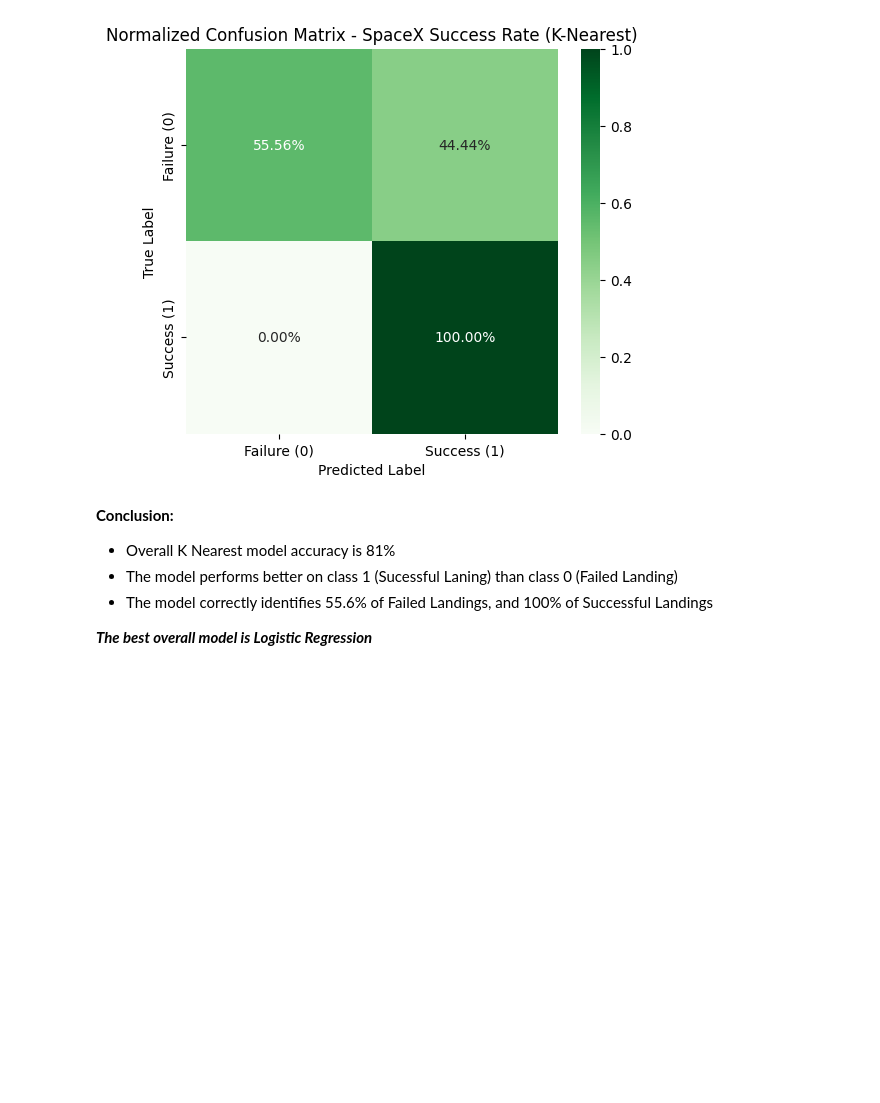
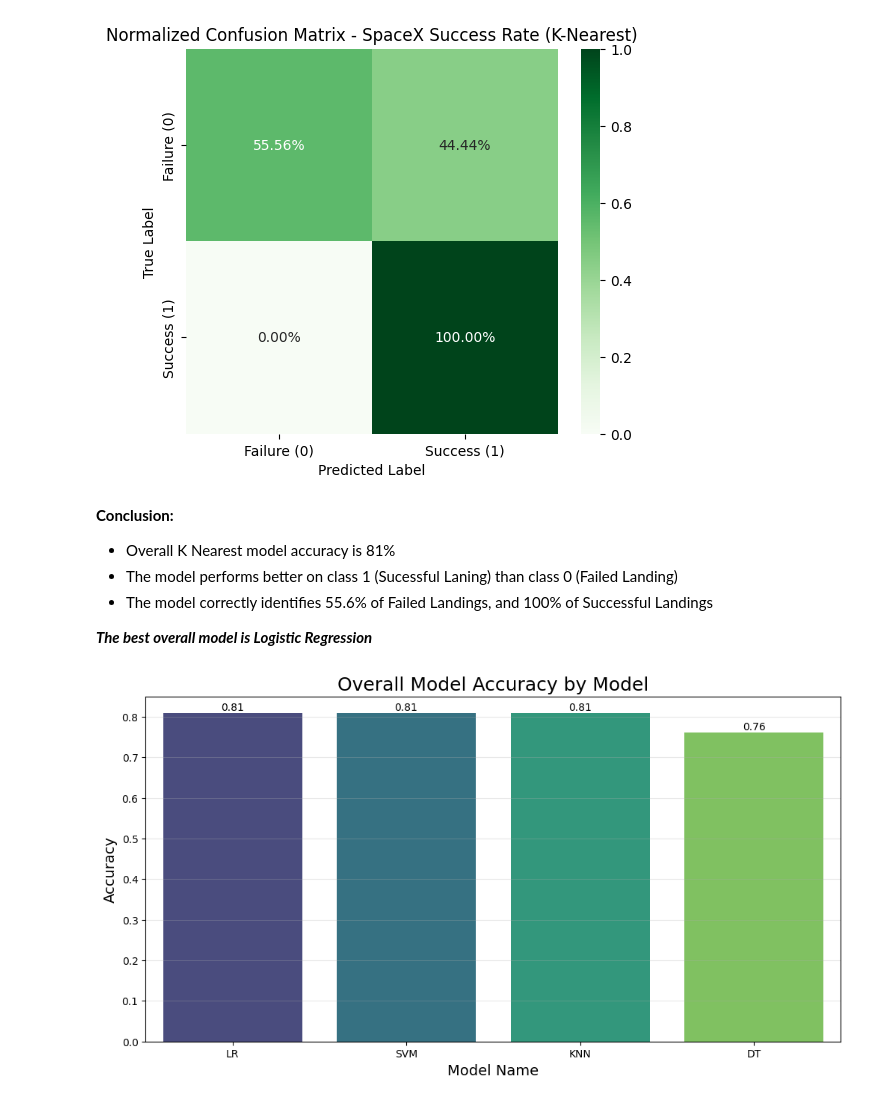
Before and after one commit to vjfrancob/DataScience, a Jupyter notebook: Tech/SpaceX_Launch/SpaceX_Prediction.ipynb, the cells around one changed output. Cells and saved outputs as stored; diff of their text form; code cells hidden in the pictures; blank space fills up the shorter version.

```diff
--- a/Tech/SpaceX_Launch/SpaceX_Prediction.ipynb
+++ b/Tech/SpaceX_Launch/SpaceX_Prediction.ipynb
@@ -1212,6 +1238,8 @@ X_train, X_test, Y_train, Y_test = train_test_split(scaled_X, y, test_size=0.2,
 print(f"Training set shape: {X_train.shape}, Test set shape: {X_test.shape}")
 # %% [output]
 Training set shape: (80, 89), Test set shape: (21, 89)
+# %%
+metrics_dfs = []
 # %% [markdown]
 ## Logistic Regression (LR)
 # %%
@@ -1521,3 +1603,18 @@ print("\n🔹 Classification Report:\n", classification_report(Y_test, yhat))
     accuracy                           0.81        21
    macro avg       0.88      0.78      0.79        21
 weighted avg       0.86      0.81      0.80        21
+# %%
+recall_0 = recall_score(Y_test, yhat, pos_label=0)
+precision_0 = precision_score(Y_test, yhat, pos_label=0)
+recall_1 = recall_score(Y_test, yhat, pos_label=1)
+precision_1 = precision_score(Y_test, yhat, pos_label=1)
+
+metrics_df = pd.DataFrame({'Model':['KNN'],
+                           'Accuracy':[accuracy_score(Y_test, yhat)],
+                           'Precision_0':[precision_0],
+                           'Precision_01':[precision_1],
+                           'Recall_0':[recall_0],
+                           'Recall_1':[recall_1]
+                           })
+metrics_dfs.append(metrics_df)
+metrics_df
@@ -1523,0 +1624,3 @@ weighted avg       0.86      0.81      0.80        21
+# %%
+all_metrics_df = pd.concat(metrics_dfs, ignore_index=True)
+all_metrics_df
@@ -1551,3 +1660,33 @@ plt.show()
 * The model correctly identifies 55.6% of Failed Landings, and 100% of Successful Landings
 
 ***The best overall model is Logistic Regression***
+# %%
+
+accuracy_sorted_df = all_metrics_df.sort_values(by='Accuracy', ascending=False)
+
+# Bar plot for success rate by orbit type
+plt.figure(figsize=(12, 6),dpi = 100)
+sns.barplot(
+    x="Model",
+    y="Accuracy",
+    hue="Model",
+    data=accuracy_sorted_df,
+    palette="viridis",
+    order=accuracy_sorted_df["Model"]
+)
+
+# Add annotations to each bar
+for container in plt.gca().containers:
+    plt.gca().bar_label(container, fmt='%.2f', label_type='edge', fontsize=10)
+
+plt.title("Overall Model Accuracy by Model", fontsize=18)
+plt.xlabel("Model Name", fontsize=14)
+plt.ylabel("Accuracy", fontsize=14)
+# plt.xticks(rotation=45, fontsize=12)
+plt.grid(axis='y', alpha=0.3)
+plt.show()
+
+# Clean up temporary DataFrame
+del accuracy_sorted_df
+# %% [output]
+[figure, added]
```
Also changed, not shown: parts of 17 cells of this notebook, 4 other files.
